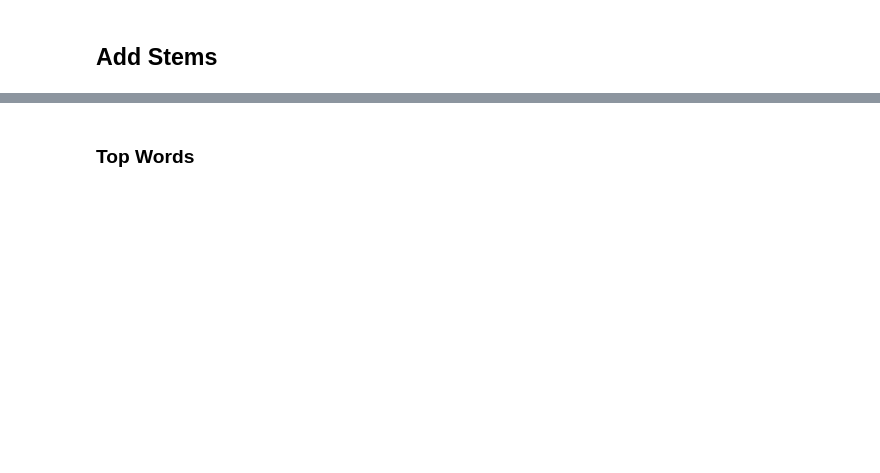
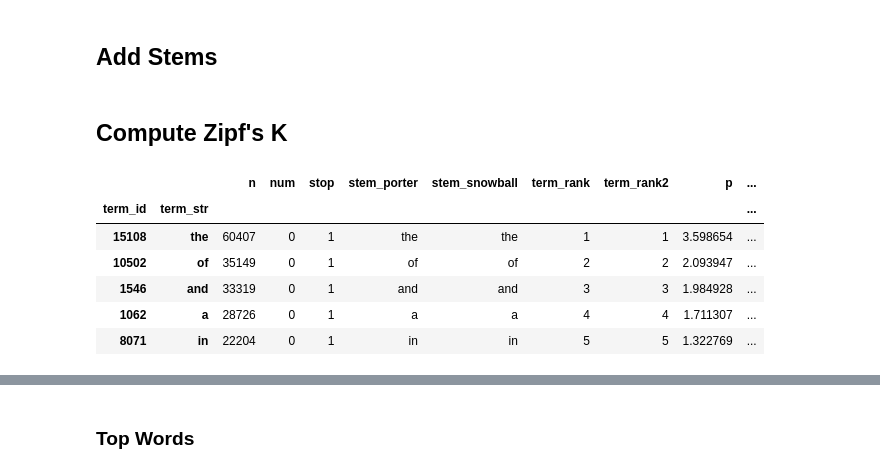
Before and after one commit to brigittehogan/Cookbook-Analytics, a Jupyter notebook: Cookbooks.ipynb, the cells around one changed output, grey strips where cells are left out. Drawn from its saved outputs; the diff is of its cells as text; code cells hidden in the pictures; blank space fills up the shorter version.

```diff
--- a/Cookbooks.ipynb
+++ b/Cookbooks.ipynb
@@ -841,3 +864,5 @@ VOCAB['stem_snowball'] = VOCAB.term_str.apply(stemmer2.stem)
 #VOCAB['stem_lancaster'] = VOCAB.term_str.apply(stemmer3.stem)
 # %%
 VOCAB = VOCAB.sort_values(by=['n'], ascending=False)
+# %%
+VOCAB = VOCAB.reset_index().set_index(['term_id', 'term_str'])
@@ -843,0 +873,2 @@ VOCAB = VOCAB.sort_values(by=['n'], ascending=False)
+# %% [markdown]
+## Compute Zipf's K
@@ -843,0 +881,10 @@ VOCAB = VOCAB.sort_values(by=['n'], ascending=False)
+# %%
+VOCAB.head()
+# %% [output]
+|  |  | n | num | stop | stem_porter | stem_snowball | term_rank | term_rank2 | p | ... |
+| term_id | term_str |  |  |  |  |  |  |  |  | ... |
+| 15108 | the | 60407 | 0 | 1 | the | the | 1 | 1 | 3.598654 | ... |
+| 10502 | of | 35149 | 0 | 1 | of | of | 2 | 2 | 2.093947 | ... |
+| 1546 | and | 33319 | 0 | 1 | and | and | 3 | 3 | 1.984928 | ... |
+| 1062 | a | 28726 | 0 | 1 | a | a | 4 | 4 | 1.711307 | ... |
+| 8071 | in | 22204 | 0 | 1 | in | in | 5 | 5 | 1.322769 | ... |
```
Also changed, not shown: parts of 46 cells of this notebook.
